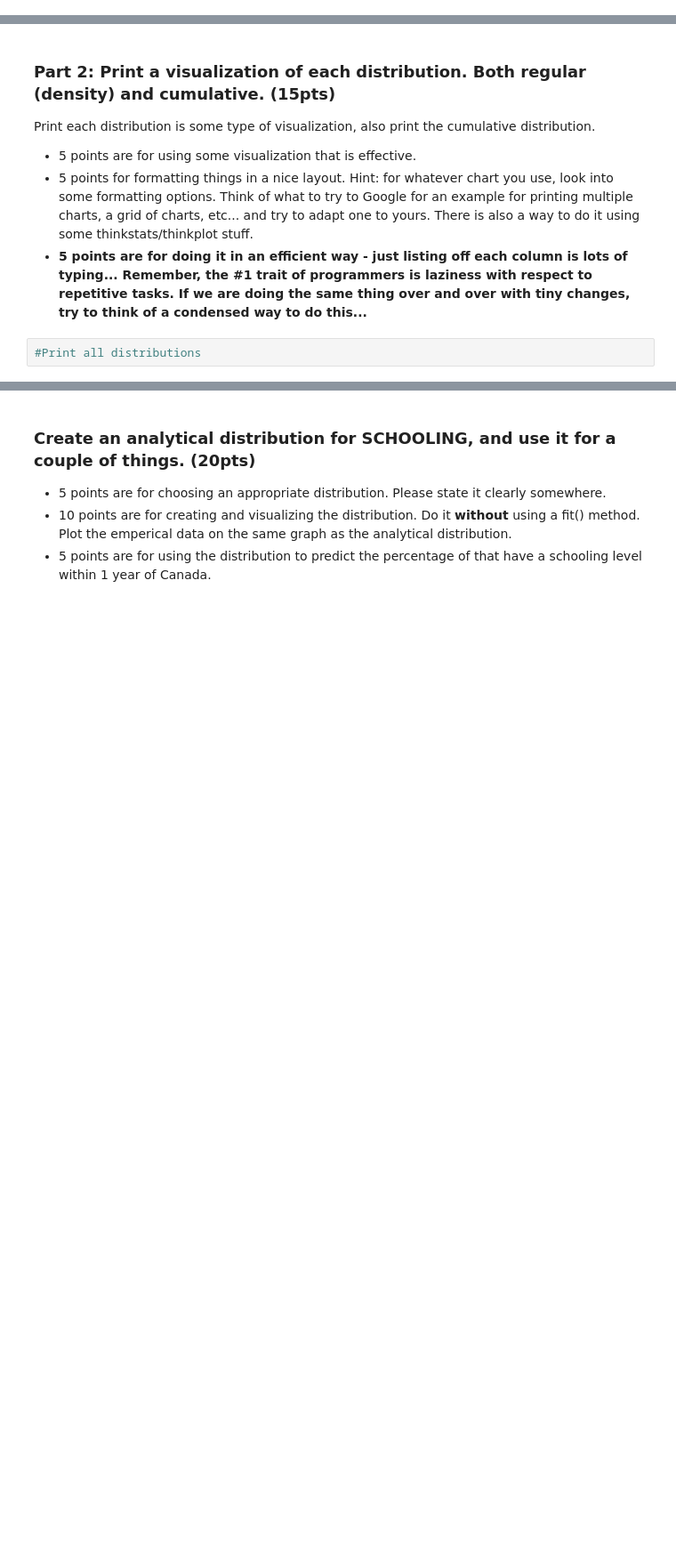
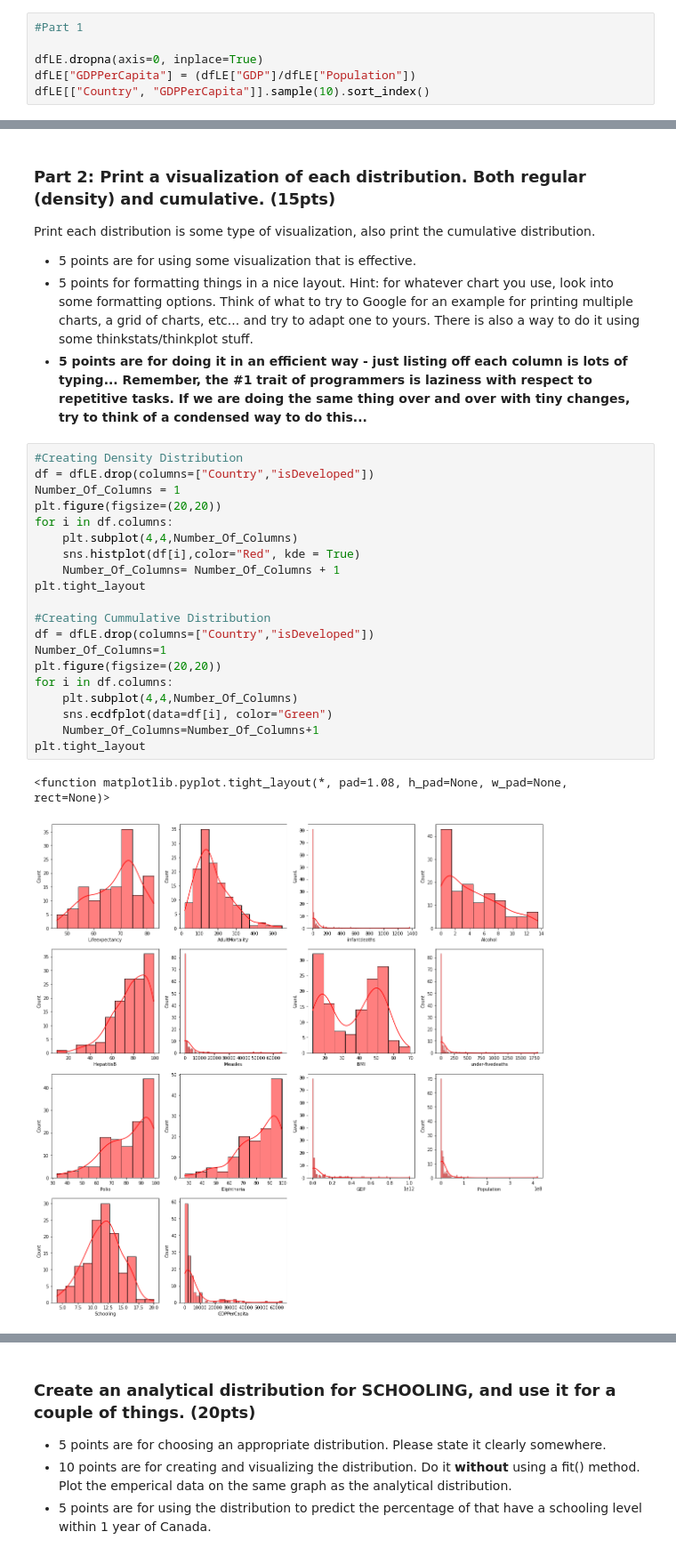
Before and after one commit to Isaacjimoh/BSIP_Assignment_2_Students, a Jupyter notebook: stats_asn_2_start.ipynb, the cells around one changed output, grey strips where cells are left out. Shown at 89% size. Saved outputs shown, nothing was run; the diff lists cells and outputs as text; blank space fills up the shorter version.

```diff
--- a/stats_asn_2_start.ipynb
+++ b/stats_asn_2_start.ipynb
@@ -42,0 +48,6 @@ Note: you'll have to look at the units to ensure you get it right.
+# %%
+#Part 1
+
+dfLE.dropna(axis=0, inplace=True)
+dfLE["GDPPerCapita"] = (dfLE["GDP"]/dfLE["Population"])
+dfLE[["Country", "GDPPerCapita"]].sample(10).sort_index()
@@ -49,5 +72,26 @@ Print each distribution is some type of visualization, also print the cumulative
 <li>5 points for formatting things in a nice layout. Hint: for whatever chart you use, look into some formatting options. Think of what to try to Google for an example for printing multiple charts, a grid of charts, etc... and try to adapt one to yours. There is also a way to do it using some thinkstats/thinkplot stuff.
 <li><b>5 points are for doing it in an efficient way - just listing off each column is lots of typing... Remember, the #1 trait of programmers is laziness with respect to repetitive tasks. If we are doing the same thing over and over with tiny changes, try to think of a condensed way to do this...</b>
 </ul>
-# %%
-#Print all distributions
+# %%
+#Creating Density Distribution
+df = dfLE.drop(columns=["Country","isDeveloped"])
+Number_Of_Columns = 1
+plt.figure(figsize=(20,20))
+for i in df.columns:
+    plt.subplot(4,4,Number_Of_Columns)
+    sns.histplot(df[i],color="Red", kde = True)
+    Number_Of_Columns= Number_Of_Columns + 1
+plt.tight_layout
+
+#Creating Cummulative Distribution
+df = dfLE.drop(columns=["Country","isDeveloped"])
+Number_Of_Columns=1
+plt.figure(figsize=(20,20))
+for i in df.columns:
+    plt.subplot(4,4,Number_Of_Columns)
+    sns.ecdfplot(data=df[i], color="Green")
+    Number_Of_Columns=Number_Of_Columns+1
+plt.tight_layout
+# %% [output]
+<function matplotlib.pyplot.tight_layout(*, pad=1.08, h_pad=None, w_pad=None, rect=None)>
+[figure, added]
```
Also changed, not shown: parts of 37 cells of this notebook.
